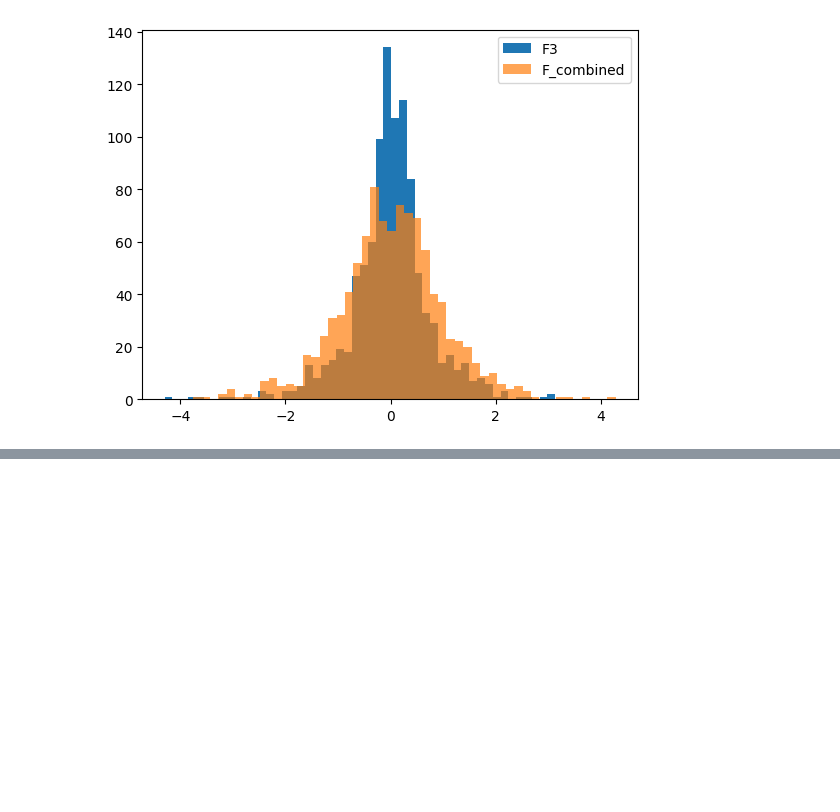
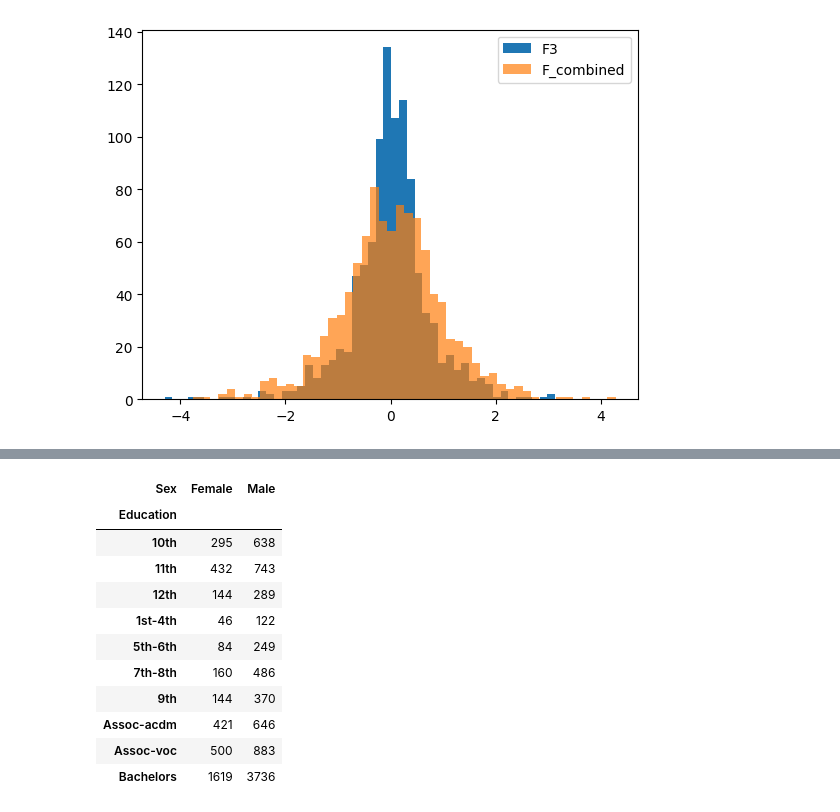
Before and after one commit to stevegee1/Programming_Differential_Privacy, a Jupyter notebook: properties_of_DP.ipynb, the cells around one changed output, grey strips where cells are left out. Cells and saved outputs as stored; diff of their text form; code cells hidden in the pictures; blank space fills up the shorter version.

Commit message:
Add parallel composition and post processing

```diff
--- a/properties_of_DP.ipynb
+++ b/properties_of_DP.ipynb
@@ -67,3 +68,7 @@ plt.legend()
 # of several releases, the actual cumulative impact on privacy might be lower.
 # Sequential composition is an extremely useful way to control total privacy cost.
 # Although it is not necessarily an exact bound.
+# %%
+# PARALLEL COMPOSITION
+adult = pd.read_csv('adult_with_pii.csv')
+adult['Education'].value_counts().to_frame().head(5)
@@ -69,0 +98,16 @@ plt.legend()
+# %%
+# Contingency table example
+pd.crosstab(adult['Education'], adult['Sex']).head(10)
+# %% [output]
+| Sex | Female | Male |
+| Education |  |  |
+| 10th | 295 | 638 |
+| 11th | 432 | 743 |
+| 12th | 144 | 289 |
+| 1st-4th | 46 | 122 |
+| 5th-6th | 84 | 249 |
+| 7th-8th | 160 | 486 |
+| 9th | 144 | 370 |
+| Assoc-acdm | 421 | 646 |
+| Assoc-voc | 500 | 883 |
+| Bachelors | 1619 | 3736 |
```
Also changed, not shown: parts of 4 cells of this notebook, 1 other file.
